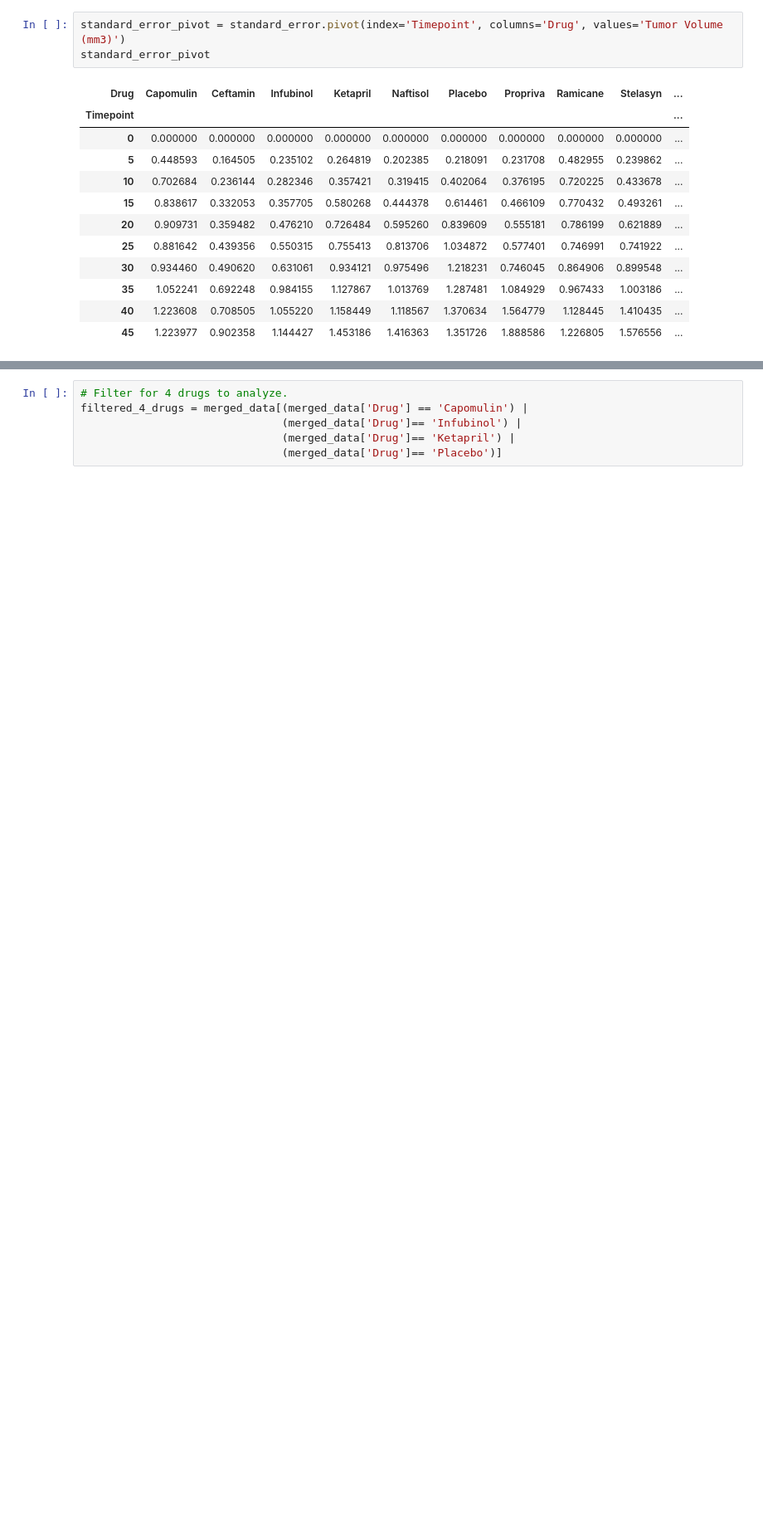
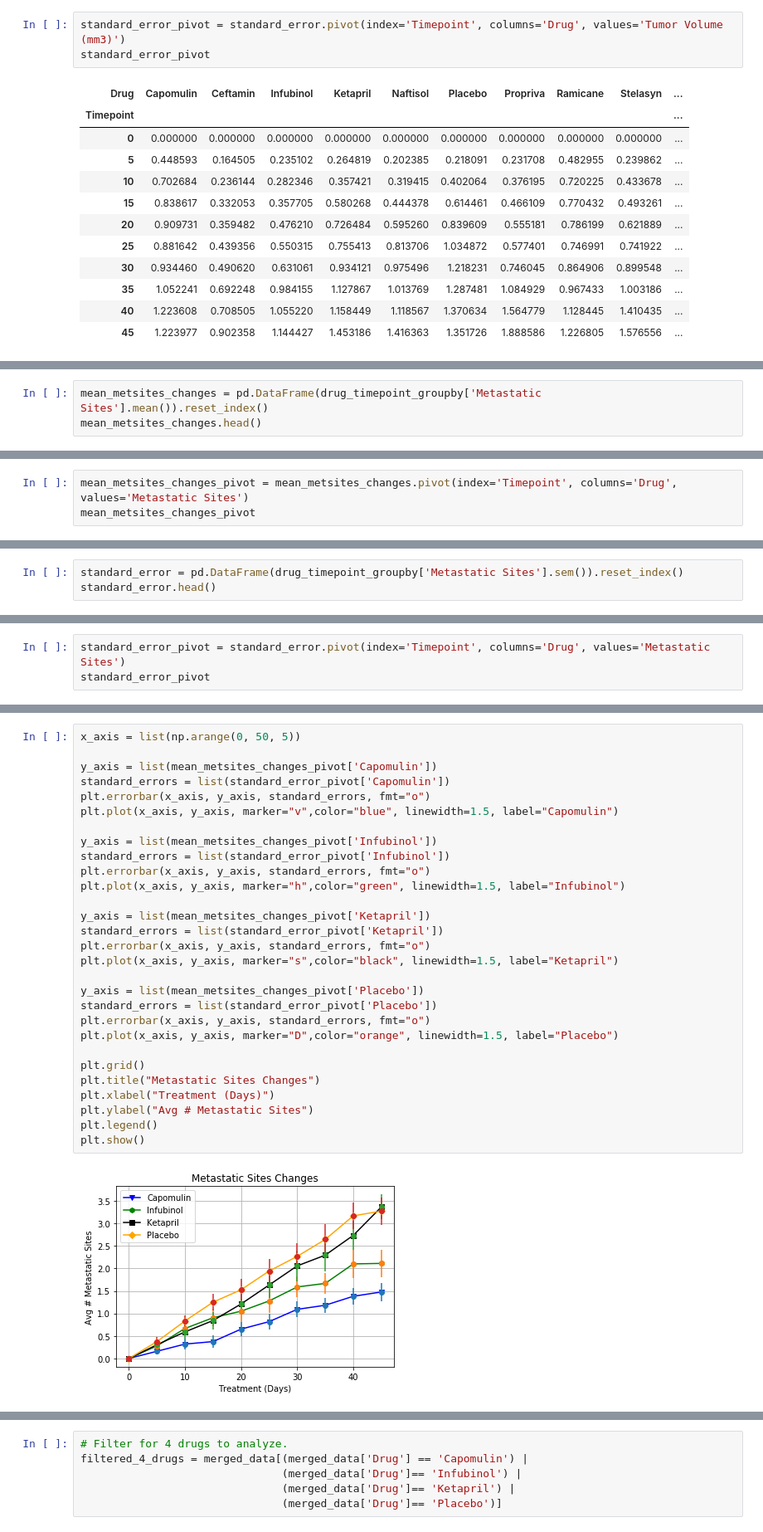
Before and after one commit to cfogel55/BootcampRepo, a Jupyter notebook: Pymaceuticals.ipynb, the cells around one changed output, grey strips where cells are left out. Shown: that part at 83% size. Drawn from its saved outputs; the diff is of its cells as text; blank space fills up the shorter version.

```diff
--- a/Pymaceuticals.ipynb
+++ b/Pymaceuticals.ipynb
@@ -149,0 +118,3 @@ plt.show()
+# %%
+mean_metsites_changes = pd.DataFrame(drug_timepoint_groupby['Metastatic Sites'].mean()).reset_index()
+mean_metsites_changes.head()
@@ -149,0 +128,3 @@ plt.show()
+# %%
+mean_metsites_changes_pivot = mean_metsites_changes.pivot(index='Timepoint', columns='Drug', values='Metastatic Sites')
+mean_metsites_changes_pivot
@@ -149,0 +144,3 @@ plt.show()
+# %%
+standard_error = pd.DataFrame(drug_timepoint_groupby['Metastatic Sites'].sem()).reset_index()
+standard_error.head()
@@ -149,0 +154,3 @@ plt.show()
+# %%
+standard_error_pivot = standard_error.pivot(index='Timepoint', columns='Drug', values='Metastatic Sites')
+standard_error_pivot
@@ -149,0 +170,31 @@ plt.show()
+# %%
+x_axis = list(np.arange(0, 50, 5))
+
+y_axis = list(mean_metsites_changes_pivot['Capomulin'])
+standard_errors = list(standard_error_pivot['Capomulin'])
+plt.errorbar(x_axis, y_axis, standard_errors, fmt="o")
+plt.plot(x_axis, y_axis, marker="v",color="blue", linewidth=1.5, label="Capomulin")
+
+y_axis = list(mean_metsites_changes_pivot['Infubinol'])
+standard_errors = list(standard_error_pivot['Infubinol'])
+plt.errorbar(x_axis, y_axis, standard_errors, fmt="o")
+plt.plot(x_axis, y_axis, marker="h",color="green", linewidth=1.5, label="Infubinol")
+
+y_axis = list(mean_metsites_changes_pivot['Ketapril'])
+standard_errors = list(standard_error_pivot['Ketapril'])
+plt.errorbar(x_axis, y_axis, standard_errors, fmt="o")
+plt.plot(x_axis, y_axis, marker="s",color="black", linewidth=1.5, label="Ketapril")
+
+y_axis = list(mean_metsites_changes_pivot['Placebo'])
+standard_errors = list(standard_error_pivot['Placebo'])
+plt.errorbar(x_axis, y_axis, standard_errors, fmt="o")
+plt.plot(x_axis, y_axis, marker="D",color="orange", linewidth=1.5, label="Placebo")
+
+plt.grid()
+plt.title("Metastatic Sites Changes")
+plt.xlabel("Treatment (Days)")
+plt.ylabel("Avg # Metastatic Sites")
+plt.legend()
+plt.show()
+# %% [output]
+[figure, added]
```
Also changed, not shown: parts of 25 cells of this notebook.
